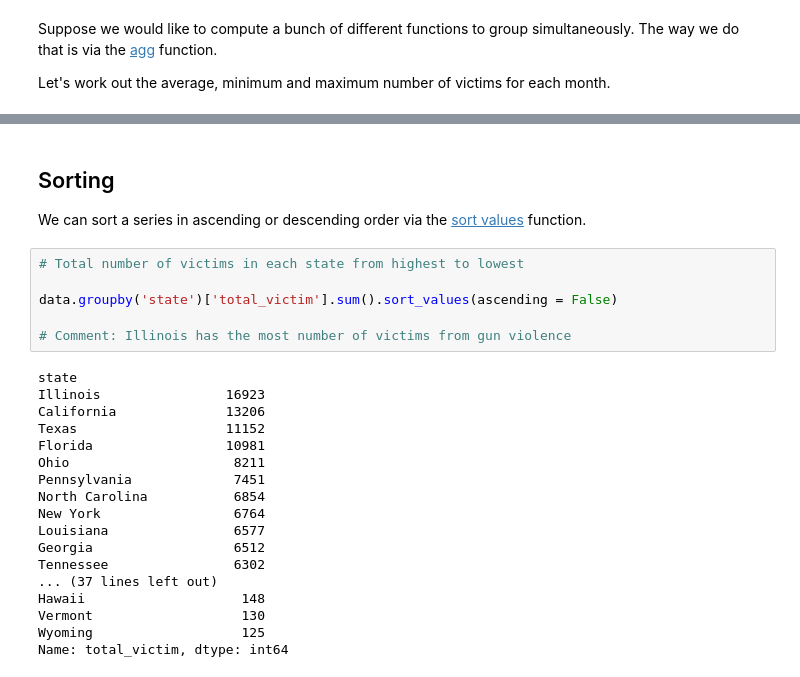
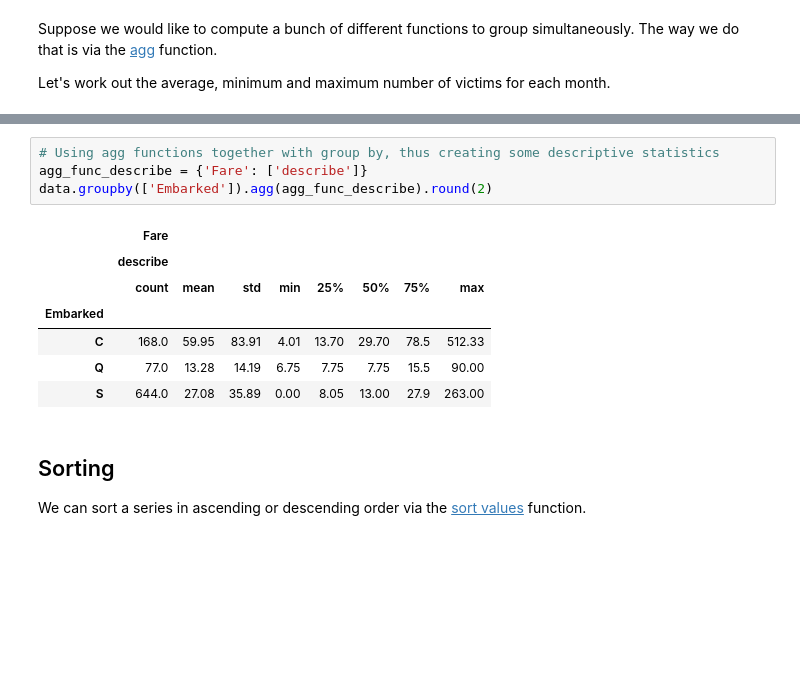
Before and after one commit to rainer-65/GaddisPrograms, a Jupyter notebook: Pandas/pandas tutorial 04.ipynb, the cells around one changed output, grey strips where cells are left out. Saved outputs shown, nothing was run; the diff lists cells and outputs as text; blank space fills up the shorter version.

```diff
--- a/Pandas/pandas tutorial 04.ipynb
+++ b/Pandas/pandas tutorial 04.ipynb
@@ -189,28 +128,16 @@ data.groupby('month')['total_victim'].agg([np.mean, min, max])
+# %%
+# Using agg functions together with group by, thus creating some descriptive statistics
+agg_func_describe = {'Fare': ['describe']}
+data.groupby(['Embarked']).agg(agg_func_describe).round(2)
+# %% [output]
+|  | Fare |  |  |  |  |  |  |  |
+|  | describe |  |  |  |  |  |  |  |
+|  | count | mean | std | min | 25% | 50% | 75% | max |
+| Embarked |  |  |  |  |  |  |  |  |
+| C | 168.0 | 59.95 | 83.91 | 4.01 | 13.70 | 29.70 | 78.5 | 512.33 |
+| Q | 77.0 | 13.28 | 14.19 | 6.75 | 7.75 | 7.75 | 15.5 | 90.00 |
+| S | 644.0 | 27.08 | 35.89 | 0.00 | 8.05 | 13.00 | 27.9 | 263.00 |
 # %% [markdown]
 ## Sorting
 
 We can sort a series in ascending or descending order via the [sort values](https://pandas.pydata.org/pandas-docs/stable/reference/api/pandas.DataFrame.sort_values.html) function.
-# %%
-# Total number of victims in each state from highest to lowest
-
-data.groupby('state')['total_victim'].sum().sort_values(ascending = False)
-
-# Comment: Illinois has the most number of victims from gun violence
-# %% [output]
-state
-Illinois                16923
-California              13206
-Texas                   11152
-Florida                 10981
-Ohio                     8211
-Pennsylvania             7451
-North Carolina           6854
-New York                 6764
-Louisiana                6577
-Georgia                  6512
-Tennessee                6302
-... (37 lines left out)
-Hawaii                    148
-Vermont                   130
-Wyoming                   125
-Name: total_victim, dtype: int64
```
Also changed, not shown: parts of 33 cells of this notebook, 4 other files.
